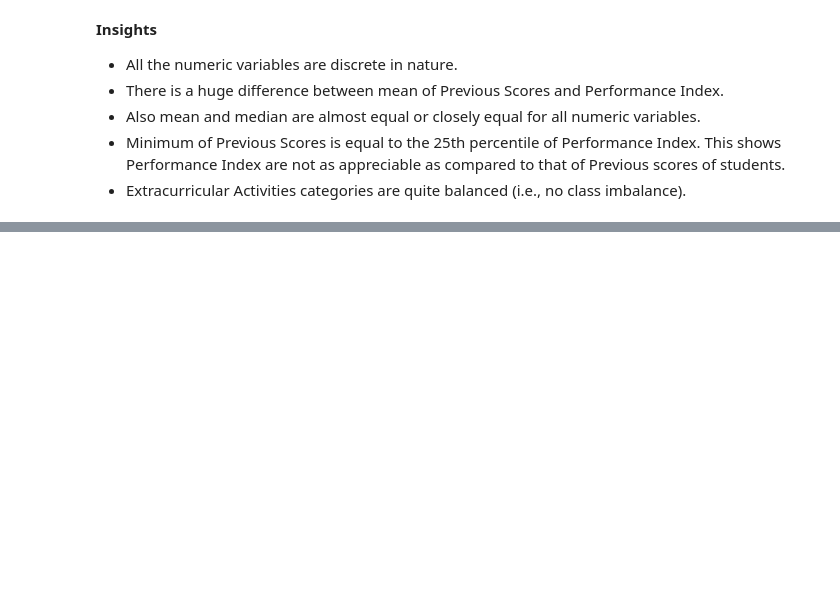
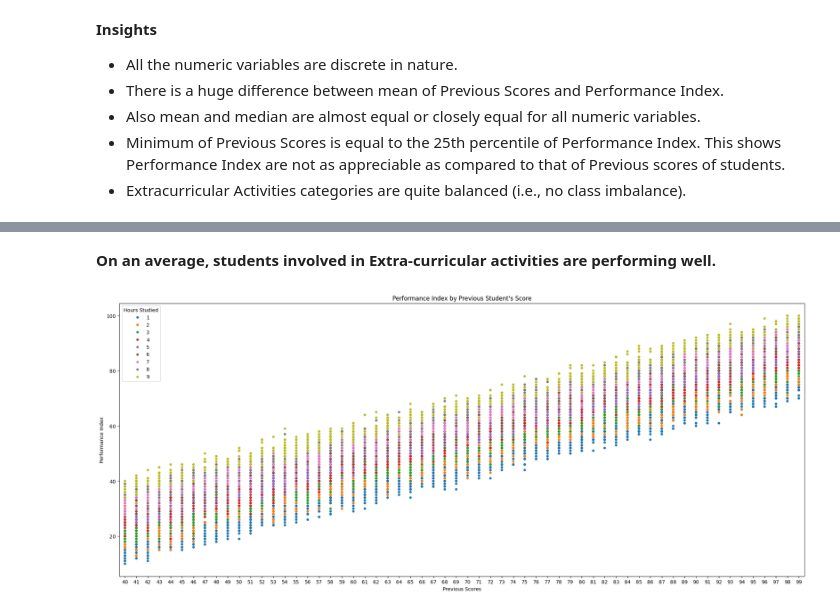
Before and after one commit to Manish-Singh12/mlproject_1, a Jupyter notebook: notebook/EDA.ipynb, the cells around one changed output, grey strips where cells are left out. Saved outputs shown, nothing was run; the diff lists cells and outputs as text; code cells hidden in the pictures; blank space fills up the shorter version.

```diff
--- a/notebook/EDA.ipynb
+++ b/notebook/EDA.ipynb
@@ -170,0 +236,11 @@ Name: count, dtype: int64
+# %% [markdown]
+**On an average, students involved in Extra-curricular activities are performing well.**
+# %%
+plt.figure(figsize=(25,10))
+palette_1 = sns.color_palette("tab10", 9)
+
+sns.stripplot(data=data, x='Previous Scores', y='Performance Index', hue='Hours Studied', palette=palette_1, jitter=False)
+plt.title("Performance Index by Previous Student's Score")
+plt.show()
+# %% [output]
+[figure, added]
```
Also changed, not shown: parts of 18 cells of this notebook, 2 other files.
